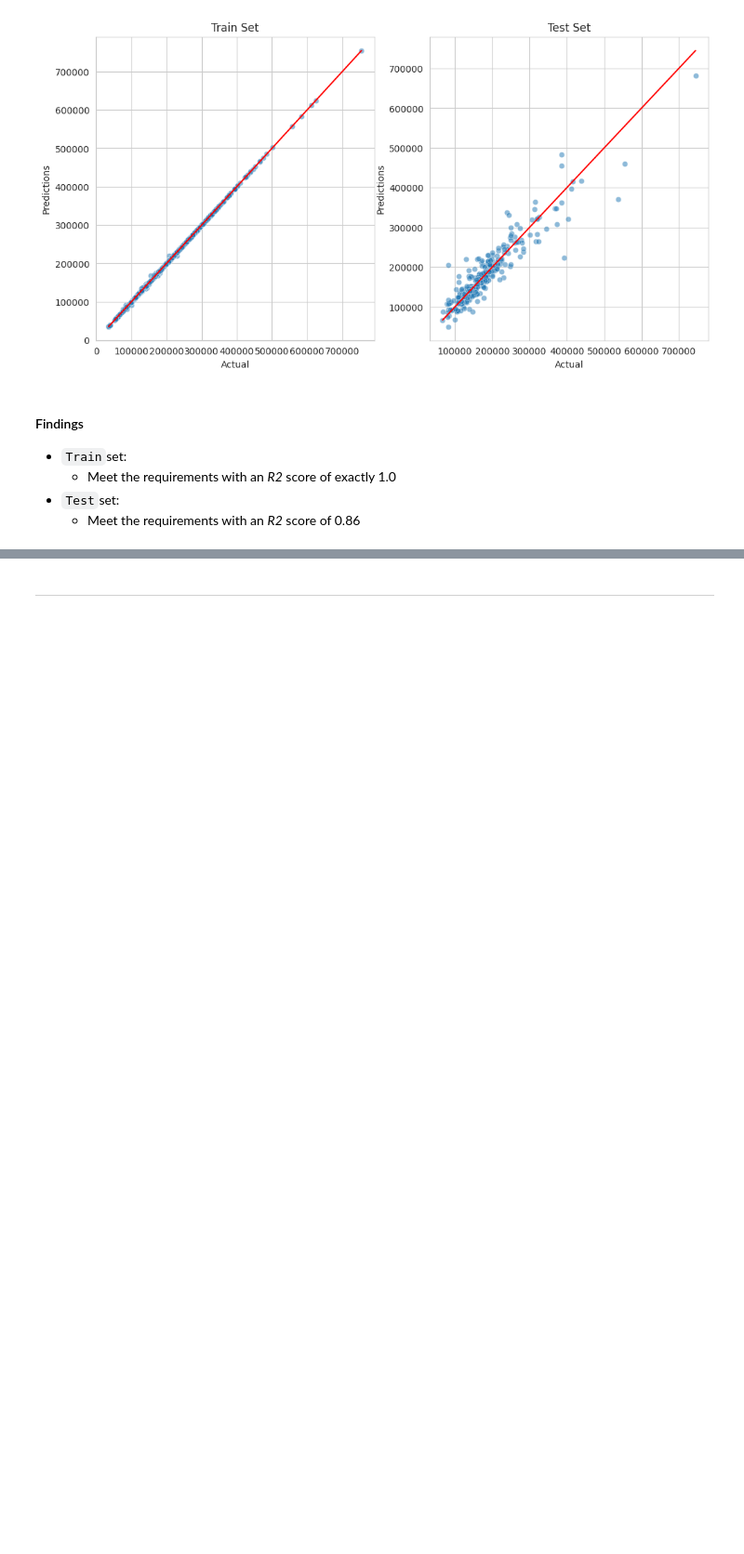
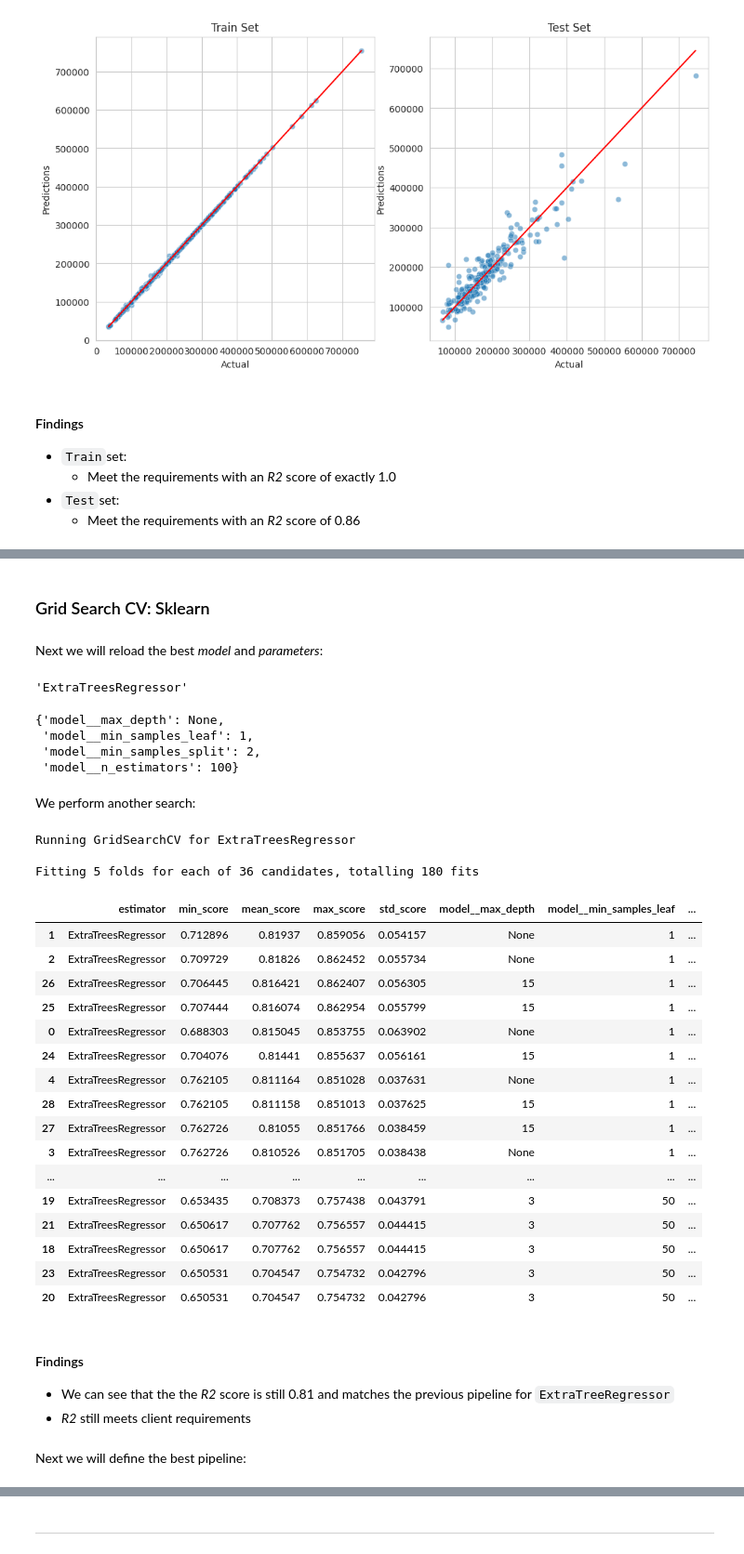
Before and after one commit to annacakes281/property-price-predictor, a Jupyter notebook: jupyter_notebooks/5-Sales_Price_Prediction-ML.ipynb, the cells around one changed output, grey strips where cells are left out. Shown: that part at 93% size. Drawn from its saved outputs; the diff is of its cells as text; code cells hidden in the pictures; blank space fills up the shorter version.

```diff
--- a/jupyter_notebooks/5-Sales_Price_Prediction-ML.ipynb
+++ b/jupyter_notebooks/5-Sales_Price_Prediction-ML.ipynb
@@ -493,0 +635,3 @@ Root Mean Squared Error: 30388.677
+# %%
+quick_search = HyperparameterOptimizationSearch(models=models_search, params=params_search)
+quick_search.fit(X_train, y_train, scoring='r2', n_jobs=-1, cv=5)
@@ -493,0 +708,6 @@ Root Mean Squared Error: 30388.677
+# %%
+X_train = X_train.filter(best_features)
+X_test = X_test.filter(best_features)
+
+print(X_train.shape, y_train.shape, X_test.shape, y_test.shape)
+X_train.head(5)
@@ -493,0 +722,64 @@ Root Mean Squared Error: 30388.677
+# %% [markdown]
+### Grid Search CV: Sklearn
+# %% [markdown]
+Next we will reload the best *model* and *parameters*:
+# %%
+best_model
+# %% [output]
+'ExtraTreesRegressor'
+# %%
+best_parameters
+# %% [output]
+{'model__max_depth': None,
+ 'model__min_samples_leaf': 1,
+ 'model__min_samples_split': 2,
+ 'model__n_estimators': 100}
+# %% [markdown]
+We perform another search:
+# %%
+models_search = {
+    "ExtraTreesRegressor": ExtraTreesRegressor(random_state=0),
+}
+
+params_search = {
+    "ExtraTreesRegressor":{'model__n_estimators': [50,100,150],
+        'model__max_depth': [None, 3, 15],
+        'model__min_samples_split': [2, 50],
+        'model__min_samples_leaf': [1,50],
+        },
+}
+# %%
+search = HyperparameterOptimizationSearch(models=models_search, params=params_search)
+search.fit(X_train, y_train, scoring = 'r2', n_jobs=-1, cv=5)
+# %% [output]
+Running GridSearchCV for ExtraTreesRegressor
+
+Fitting 5 folds for each of 36 candidates, totalling 180 fits
+# %%
+grid_search_summary, grid_search_pipelines = search.score_summary(sort_by='mean_score')
+grid_search_summary
+# %% [output]
+|  | estimator | min_score | mean_score | max_score | std_score | model__max_depth | model__min_samples_leaf | ... |
+| 1 | ExtraTreesRegressor | 0.712896 | 0.81937 | 0.859056 | 0.054157 | None | 1 | ... |
+| 2 | ExtraTreesRegressor | 0.709729 | 0.81826 | 0.862452 | 0.055734 | None | 1 | ... |
+| 26 | ExtraTreesRegressor | 0.706445 | 0.816421 | 0.862407 | 0.056305 | 15 | 1 | ... |
+| 25 | ExtraTreesRegressor | 0.707444 | 0.816074 | 0.862954 | 0.055799 | 15 | 1 | ... |
+| 0 | ExtraTreesRegressor | 0.688303 | 0.815045 | 0.853755 | 0.063902 | None | 1 | ... |
+| 24 | ExtraTreesRegressor | 0.704076 | 0.81441 | 0.855637 | 0.056161 | 15 | 1 | ... |
+| 4 | ExtraTreesRegressor | 0.762105 | 0.811164 | 0.851028 | 0.037631 | None | 1 | ... |
+| 28 | ExtraTreesRegressor | 0.762105 | 0.811158 | 0.851013 | 0.037625 | 15 | 1 | ... |
+| 27 | ExtraTreesRegressor | 0.762726 | 0.81055 | 0.851766 | 0.038459 | 15 | 1 | ... |
+| 3 | ExtraTreesRegressor | 0.762726 | 0.810526 | 0.851705 | 0.038438 | None | 1 | ... |
+| ... | ... | ... | ... | ... | ... | ... | ... | ... |
+| 19 | ExtraTreesRegressor | 0.653435 | 0.708373 | 0.757438 | 0.043791 | 3 | 50 | ... |
+| 21 | ExtraTreesRegressor | 0.650617 | 0.707762 | 0.756557 | 0.044415 | 3 | 50 | ... |
+| 18 | ExtraTreesRegressor | 0.650617 | 0.707762 | 0.756557 | 0.044415 | 3 | 50 | ... |
+| 23 | ExtraTreesRegressor | 0.650531 | 0.704547 | 0.754732 | 0.042796 | 3 | 50 | ... |
+| 20 | ExtraTreesRegressor | 0.650531 | 0.704547 | 0.754732 | 0.042796 | 3 | 50 | ... |
+# %% [markdown]
+#### Findings
+
+* We can see that the the *R2* score is still 0.81 and matches the previous pipeline for <code>ExtraTreeRegressor</code>
+* *R2* still meets client requirements
+# %% [markdown]
+Next we will define the best pipeline:
```
Also changed, not shown: parts of 46 cells of this notebook, 5 other files.
